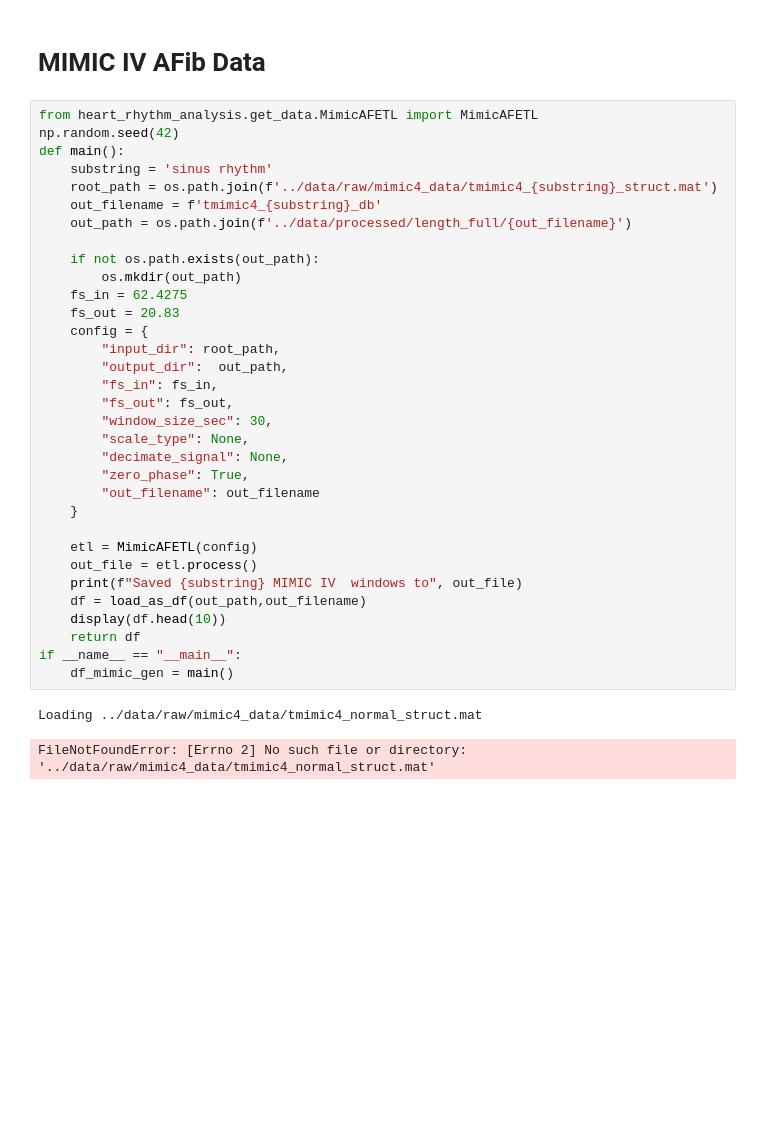
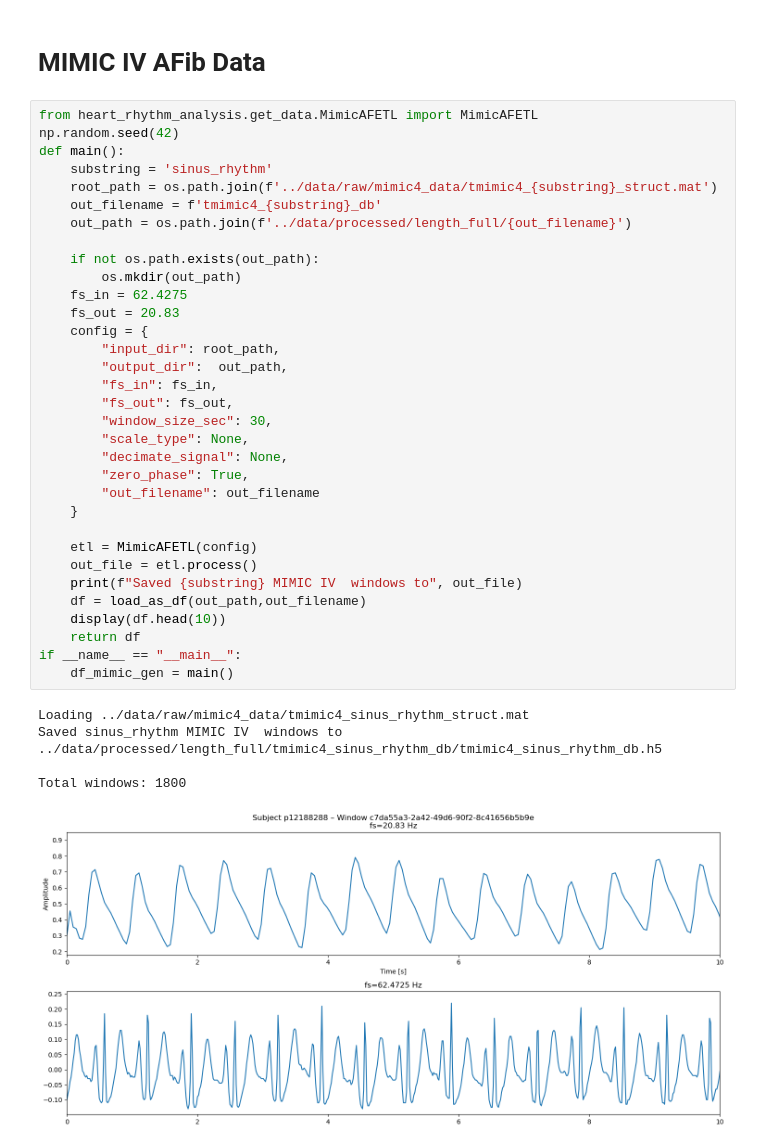
Before and after one commit to ShayanRiyaz/Heart_Rhythm_Analysis, a Jupyter notebook: notebooks/step_2_concatenate_datasets.ipynb, the cells around one changed output. Drawn from its saved outputs; the diff is of its cells as text; blank space fills up the shorter version.

Commit message:
Added updates and moved image to assets

```diff
--- a/notebooks/step_2_concatenate_datasets.ipynb
+++ b/notebooks/step_2_concatenate_datasets.ipynb
@@ -220,35 +220,38 @@ df_mimic_gen['subject'].unique()
 from heart_rhythm_analysis.get_data.MimicAFETL import MimicAFETL
 np.random.seed(42)
 def main():
-    substring = 'sinus rhythm'
+    substring = 'sinus_rhythm'
     root_path = os.path.join(f'../data/raw/mimic4_data/tmimic4_{substring}_struct.mat')
     out_filename = f'tmimic4_{substring}_db'
     out_path = os.path.join(f'../data/processed/length_full/{out_filename}')
 
     if not os.path.exists(out_path):
         os.mkdir(out_path)
     fs_in = 62.4275
     fs_out = 20.83
     config = {
         "input_dir": root_path,
         "output_dir":  out_path,
         "fs_in": fs_in,
         "fs_out": fs_out,
         "window_size_sec": 30,
         "scale_type": None,
         "decimate_signal": None,
         "zero_phase": True,
         "out_filename": out_filename
     }
 
     etl = MimicAFETL(config)
     out_file = etl.process()
     print(f"Saved {substring} MIMIC IV  windows to", out_file)
     df = load_as_df(out_path,out_filename)
     display(df.head(10))
     return df
 if __name__ == "__main__":
     df_mimic_gen = main()
 # %% [output]
-Loading ../data/raw/mimic4_data/tmimic4_normal_struct.mat
+Loading ../data/raw/mimic4_data/tmimic4_sinus_rhythm_struct.mat
+Saved sinus_rhythm MIMIC IV  windows to ../data/processed/length_full/tmimic4_sinus_rhythm_db/tmimic4_sinus_rhythm_db.h5
+
+Total windows: 1800
-FileNotFoundError: [Errno 2] No such file or directory: '../data/raw/mimic4_data/tmimic4_normal_struct.mat'
+[figure, added]
```
Also changed, not shown: parts of 1 cell of this notebook, 3 other files.
